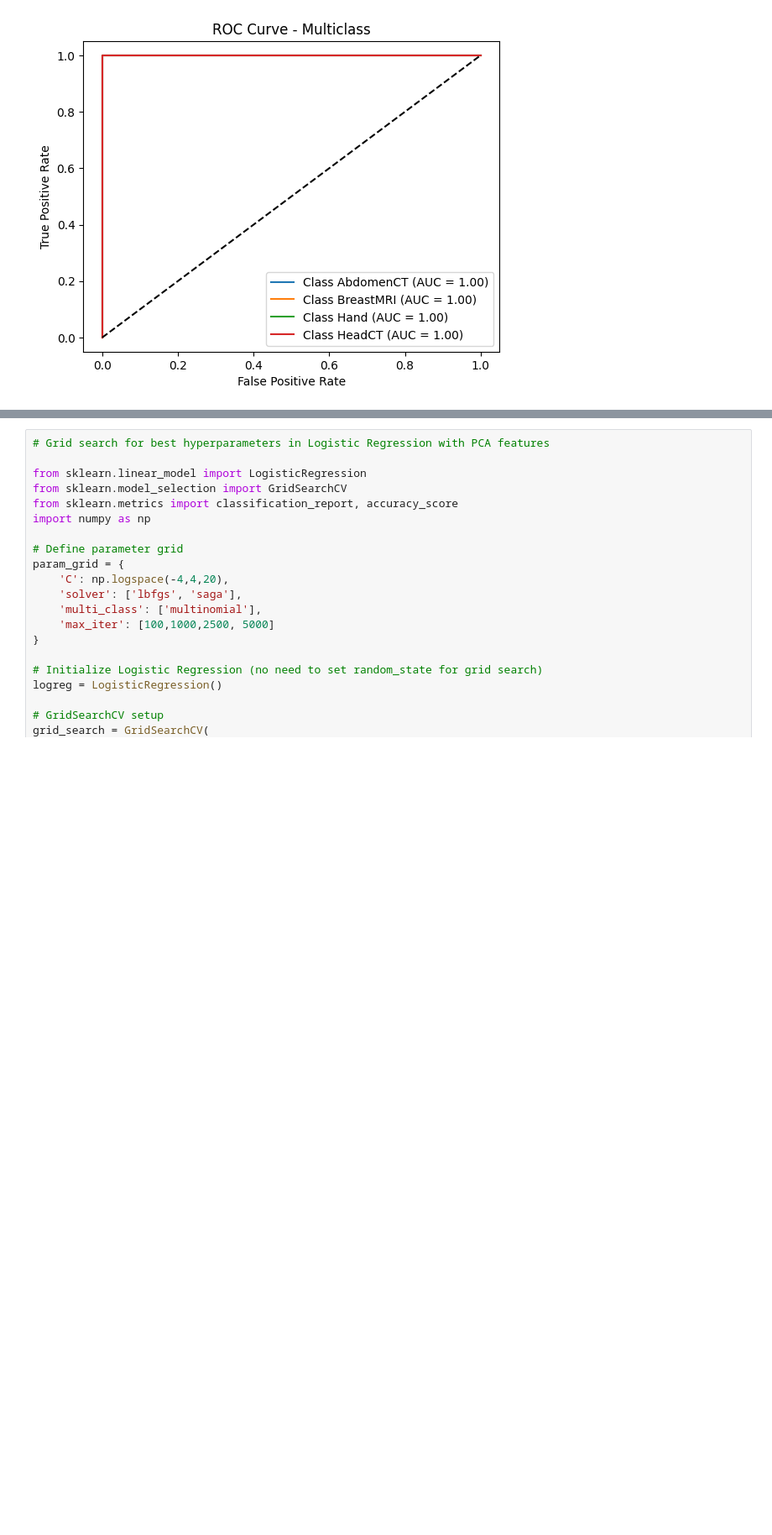
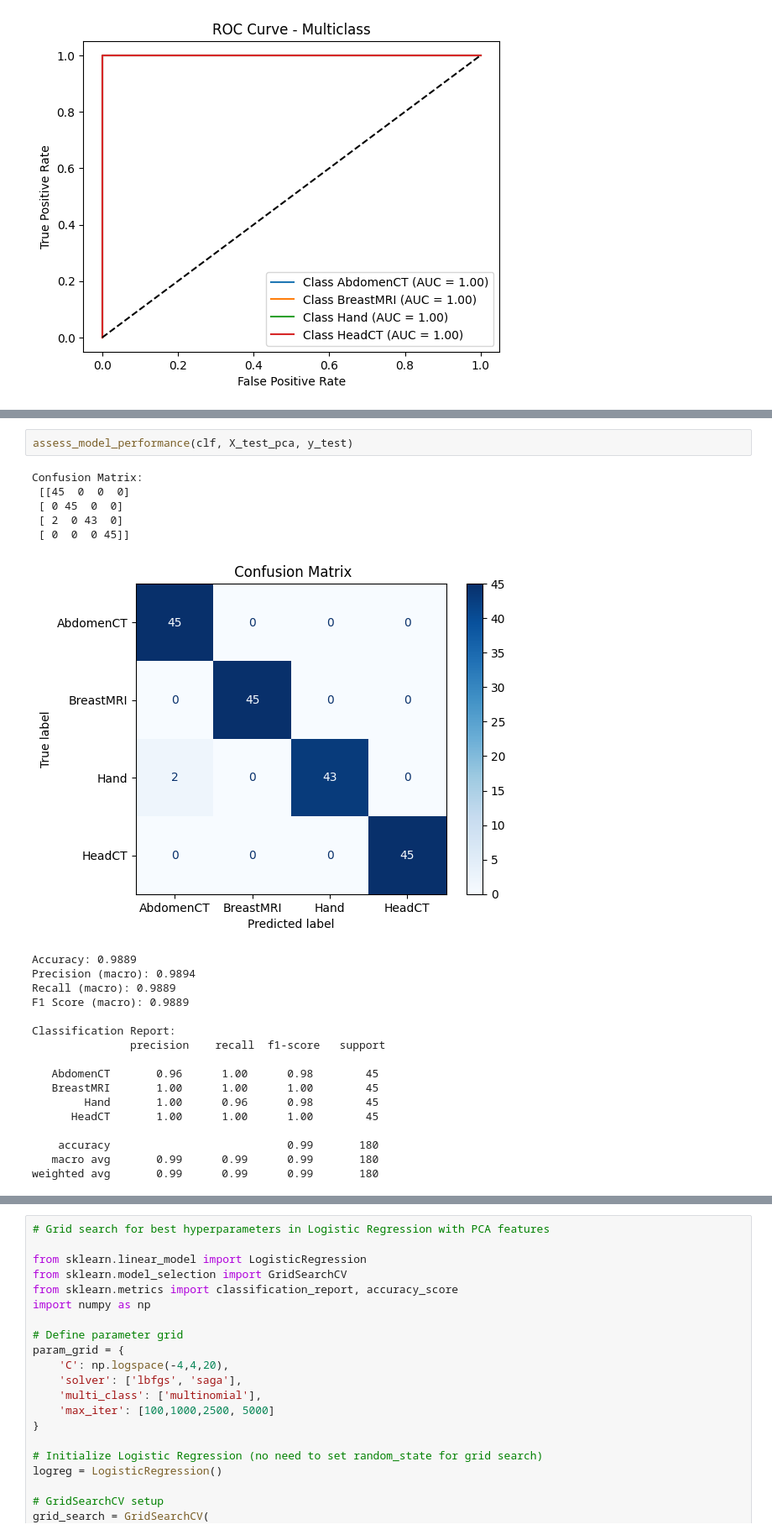
Before and after one commit to odykt/ML_EKPA, a Jupyter notebook: odys/Actual_project/Temp.ipynb, the cells around one changed output, grey strips where cells are left out. Shown at 84% size. Cells and saved outputs as stored; diff of their text form; blank space fills up the shorter version.

```diff
--- a/odys/Actual_project/Temp.ipynb
+++ b/odys/Actual_project/Temp.ipynb
@@ -354,0 +423,25 @@ weighted avg       0.99      0.99      0.99       180
+# %%
+assess_model_performance(clf, X_test_pca, y_test)
+# %% [output]
+Confusion Matrix:
+ [[45  0  0  0]
+ [ 0 45  0  0]
+ [ 2  0 43  0]
+ [ 0  0  0 45]]
+[figure, added]
+Accuracy: 0.9889
+Precision (macro): 0.9894
+Recall (macro): 0.9889
+F1 Score (macro): 0.9889
+
+Classification Report:
+               precision    recall  f1-score   support
+
+   AbdomenCT       0.96      1.00      0.98        45
+   BreastMRI       1.00      1.00      1.00        45
+        Hand       1.00      0.96      0.98        45
+      HeadCT       1.00      1.00      1.00        45
+
+    accuracy                           0.99       180
+   macro avg       0.99      0.99      0.99       180
+weighted avg       0.99      0.99      0.99       180
```
Also changed, not shown: parts of 3 cells of this notebook, 2 other files.
